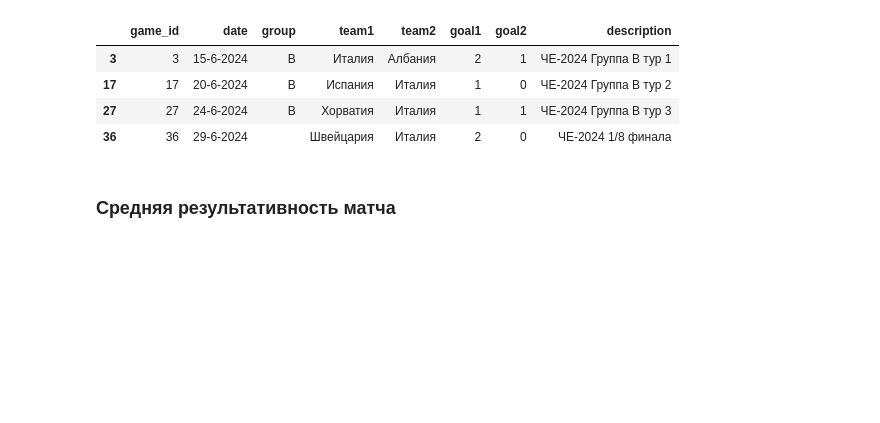
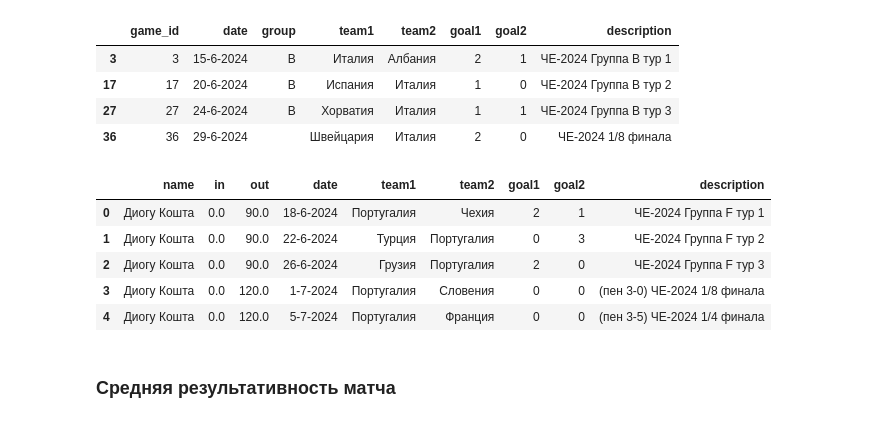
Before and after one commit to elp87/Euro-2024, a Jupyter notebook: euro.ipynb, the cells around one changed output. Cells and saved outputs as stored; diff of their text form; code cells hidden in the pictures; blank space fills up the shorter version.

```diff
--- a/euro.ipynb
+++ b/euro.ipynb
@@ -322,6 +322,16 @@ tteam = 'Италия'
 | 17 | 17 | 20-6-2024 | B | Испания | Италия | 1 | 0 | ЧЕ-2024 Группа B тур 2 |
 | 27 | 27 | 24-6-2024 | B | Хорватия | Италия | 1 | 1 | ЧЕ-2024 Группа B тур 3 |
 | 36 | 36 | 29-6-2024 |  | Швейцария | Италия | 2 | 0 | ЧЕ-2024 1/8 финала |
+# %%
+pers = 'Диогу Кошта'
+lineups_df[lineups_df['name'] == pers].merge(games_df, on='game_id')[['name', 'in', 'out', 'date', 'team1', 'team2', 'goal1', 'goal2', 'description']]
+# %% [output]
+|  | name | in | out | date | team1 | team2 | goal1 | goal2 | description |
+| 0 | Диогу Кошта | 0.0 | 90.0 | 18-6-2024 | Португалия | Чехия | 2 | 1 | ЧЕ-2024 Группа F тур 1 |
+| 1 | Диогу Кошта | 0.0 | 90.0 | 22-6-2024 | Турция | Португалия | 0 | 3 | ЧЕ-2024 Группа F тур 2 |
+| 2 | Диогу Кошта | 0.0 | 90.0 | 26-6-2024 | Грузия | Португалия | 2 | 0 | ЧЕ-2024 Группа F тур 3 |
+| 3 | Диогу Кошта | 0.0 | 120.0 | 1-7-2024 | Португалия | Словения | 0 | 0 | (пен 3-0) ЧЕ-2024 1/8 финала |
+| 4 | Диогу Кошта | 0.0 | 120.0 | 5-7-2024 | Португалия | Франция | 0 | 0 | (пен 3-5) ЧЕ-2024 1/4 финала |
 # %% [markdown]
 ### Средняя результативность матча
 # %%
```
Also changed, not shown: parts of 8 cells of this notebook, 3 other files.
